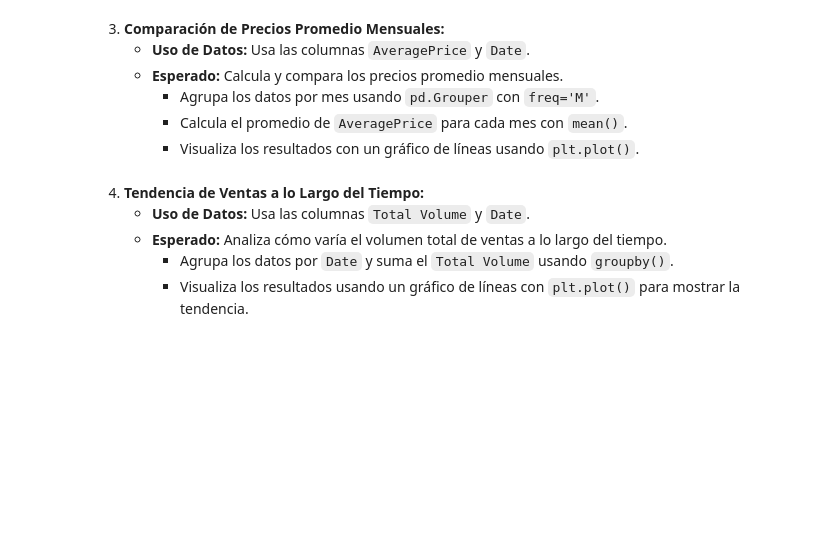
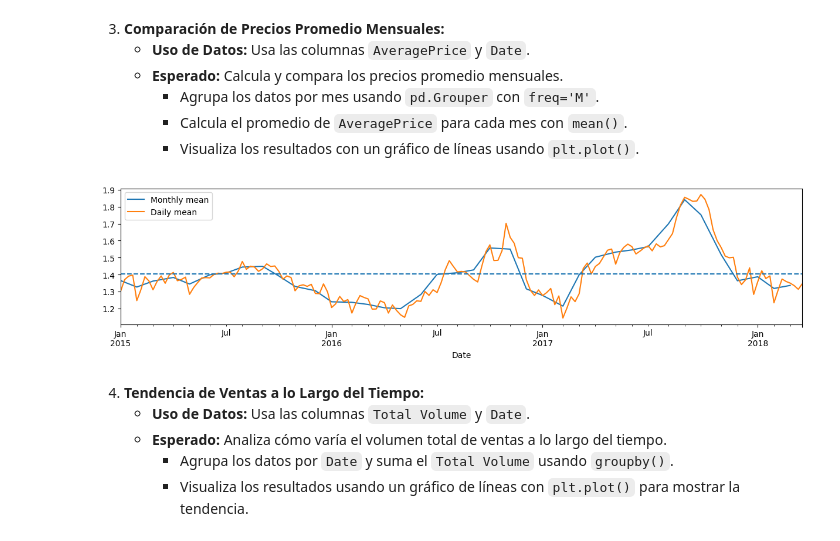
Before and after one commit to germanztz/data-science-uoc-avocado, a Jupyter notebook: german.ipynb, the cells around one changed output. Cells and saved outputs as stored; diff of their text form; code cells hidden in the pictures; blank space fills up the shorter version.

```diff
--- a/german.ipynb
+++ b/german.ipynb
@@ -125,7 +130,15 @@ Media de precio mensual de aguacates:  1.4063395381084243
      - Calcula el promedio de `AveragePrice` para cada mes con `mean()`.
      - Visualiza los resultados con un gráfico de líneas usando `plt.plot()`.
 # %%
-# COSTA
+AveragePrice_monthly = avocado.groupby(avocado.Date.dt.to_period("M"))["AveragePrice"]
+global_mean = avocado[["AveragePrice"]].mean().iloc[0]
+plt.figure(figsize=(15, 3))
+AveragePrice_monthly.mean().plot(legend=True, label="Monthly mean")
+avocado.groupby(avocado.Date)["AveragePrice"].mean().plot(legend=True, label="Daily mean")
+plt.axhline(global_mean, linestyle='--', label="Global mean")
+plt.show()
+# %% [output]
+[figure, added]
 # %% [markdown]
 
 4. **Tendencia de Ventas a lo Largo del Tiempo:**
```
Also changed, not shown: parts of 5 cells of this notebook.
